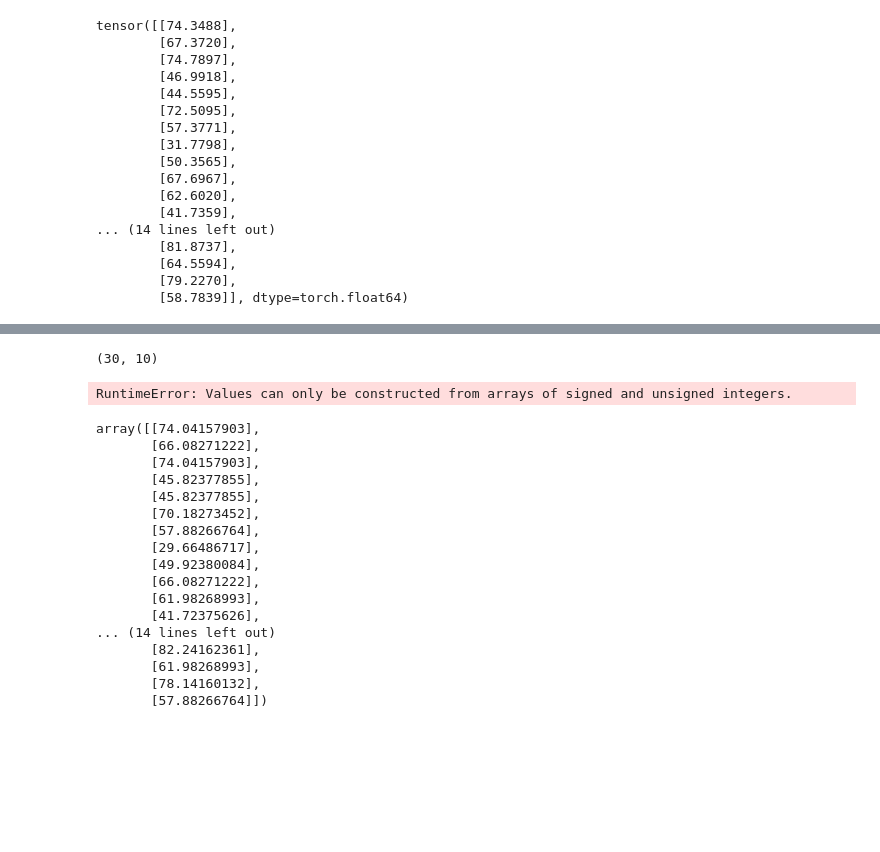
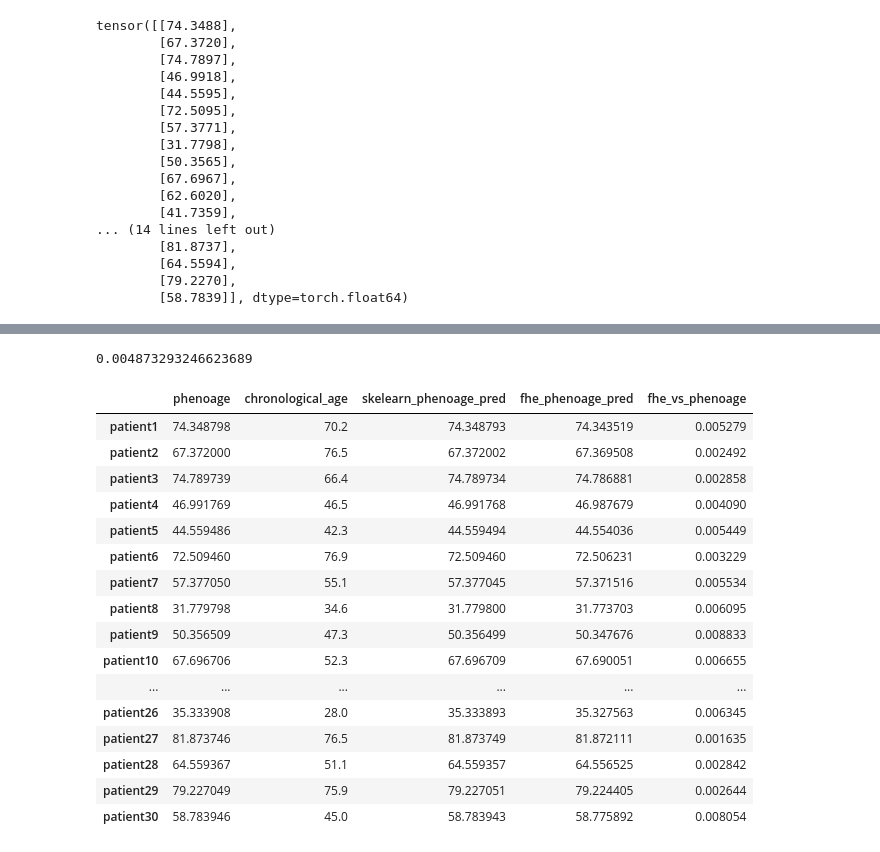
Before and after one commit to MiscellaneousStuff/fhe-aging, a Jupyter notebook: fhe.ipynb, the cells around one changed output, grey strips where cells are left out. Cells and saved outputs as stored; diff of their text form; code cells hidden in the pictures; blank space fills up the shorter version.

```diff
--- a/fhe.ipynb
+++ b/fhe.ipynb
@@ -333,9 +313,7 @@ manual_coefficients = np.array([
 manual_intercept = np.array([
     -19.9067
 ])
-sklearn_model = ElasticNet(
-    # alpha=1.0, l1_ratio=0.5
-    )
+sklearn_model = ElasticNet()
 sklearn_model.n_features_in_ = len(manual_coefficients)
 sklearn_model.coef_ = manual_coefficients
 sklearn_model.intercept_ = manual_intercept
@@ -345,4 +323,5 @@ pred_torch = torch.tensor(raw_pred, dtype=torch.float32)
 
 phenoage_post = PhenoAge()
 pred = phenoage_post.postprocess(pred_torch)
-pred
+
+combined_df["skelearn_phenoage_pred"] = pred
@@ -358,4 +332,10 @@ cml_model = ElasticNet.from_sklearn_model(
 
 # Compile the model:
 cml_model.compile(dataset_np)
+
+y_pred_fhe = cml_model.predict(dataset_np, fhe="execute")
+
+fhe_phenoages = phenoage_post.postprocess(torch.tensor(y_pred_fhe))
+combined_df["fhe_phenoage_pred"] = fhe_phenoages
+fhe_phenoages
 # %% [output]
@@ -443,28 +347,27 @@ quantized_module = compile_torch_model(
-# %%
-dataset_np_f32.shape
-# %% [output]
-(30, 10)
-# %%
-y_pred = quantized_module.forward(dataset_np_f32, fhe="simulate", debug=True)
-# %% [output]
-RuntimeError: Values can only be constructed from arrays of signed and unsigned integers.
-# %%
-y_pred
-# %% [output]
-array([[74.04157903],
-       [66.08271222],
-       [74.04157903],
-       [45.82377855],
-       [45.82377855],
-       [70.18273452],
-       [57.88266764],
-       [29.66486717],
-       [49.92380084],
-       [66.08271222],
-       [61.98268993],
-       [41.72375626],
-... (14 lines left out)
-       [82.24162361],
-       [61.98268993],
-       [78.14160132],
-       [57.88266764]])
+# %%
+fhe_vs_pheno_pred_error = combined_df.apply(lambda row: abs(row["phenoage"] - row["fhe_phenoage_pred"]), axis=1)
+combined_df["fhe_vs_phenoage"] = fhe_vs_pheno_pred_error
+fhe_mae = sum(combined_df["fhe_vs_phenoage"]) / combined_df["fhe_vs_phenoage"].shape[0]
+fhe_mae
+# %% [output]
+0.004873293246623689
+# %%
+combined_df
+# %% [output]
+|  | phenoage | chronological_age | skelearn_phenoage_pred | fhe_phenoage_pred | fhe_vs_phenoage |
+| patient1 | 74.348798 | 70.2 | 74.348793 | 74.343519 | 0.005279 |
+| patient2 | 67.372000 | 76.5 | 67.372002 | 67.369508 | 0.002492 |
+| patient3 | 74.789739 | 66.4 | 74.789734 | 74.786881 | 0.002858 |
+| patient4 | 46.991769 | 46.5 | 46.991768 | 46.987679 | 0.004090 |
+| patient5 | 44.559486 | 42.3 | 44.559494 | 44.554036 | 0.005449 |
+| patient6 | 72.509460 | 76.9 | 72.509460 | 72.506231 | 0.003229 |
+| patient7 | 57.377050 | 55.1 | 57.377045 | 57.371516 | 0.005534 |
+| patient8 | 31.779798 | 34.6 | 31.779800 | 31.773703 | 0.006095 |
+| patient9 | 50.356509 | 47.3 | 50.356499 | 50.347676 | 0.008833 |
+| patient10 | 67.696706 | 52.3 | 67.696709 | 67.690051 | 0.006655 |
+| ... | ... | ... | ... | ... | ... |
+| patient26 | 35.333908 | 28.0 | 35.333893 | 35.327563 | 0.006345 |
+| patient27 | 81.873746 | 76.5 | 81.873749 | 81.872111 | 0.001635 |
+| patient28 | 64.559367 | 51.1 | 64.559357 | 64.556525 | 0.002842 |
+| patient29 | 79.227049 | 75.9 | 79.227051 | 79.224405 | 0.002644 |
+| patient30 | 58.783946 | 45.0 | 58.783943 | 58.775892 | 0.008054 |
```
Also changed, not shown: parts of 19 cells of this notebook, 2 other files.
